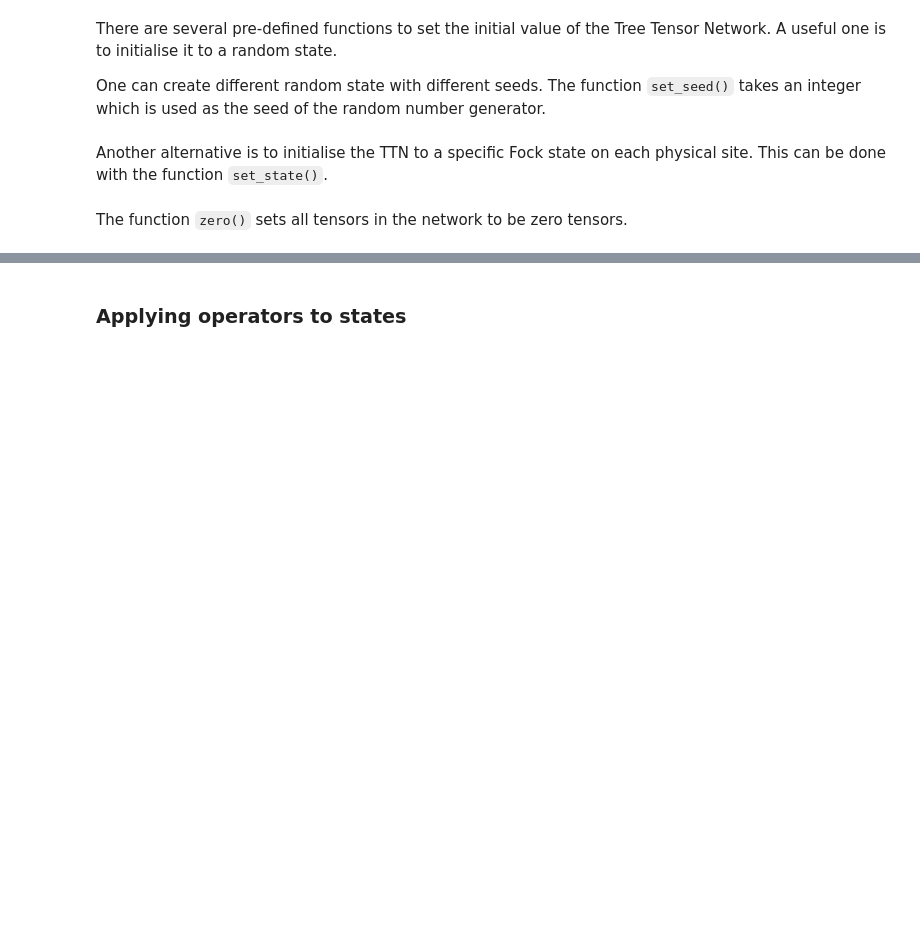
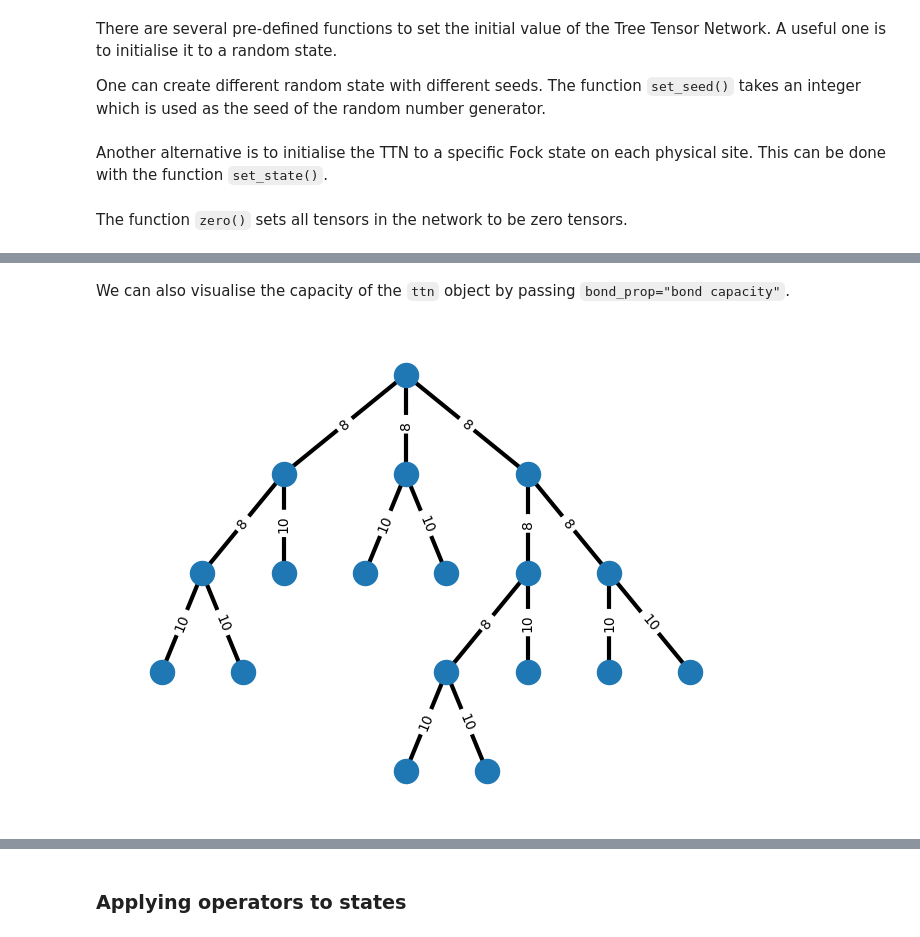
Before and after one commit to llindoy/pyttn, a Jupyter notebook: tutorials/ttn_operations.ipynb, the cells around one changed output, grey strips where cells are left out. Drawn from its saved outputs; the diff is of its cells as text; code cells hidden in the pictures; blank space fills up the shorter version.

```diff
--- a/tutorials/ttn_operations.ipynb
+++ b/tutorials/ttn_operations.ipynb
@@ -92,0 +157,7 @@ A.zero()
+# %% [markdown]
+We can also visualise the capacity of the `ttn` object by passing `bond_prop="bond capacity"`.
+# %%
+visualise_tree(A, bond_prop="bond capacity", label_all_bonds=True, colourmap=None)
+plt.show()
+# %% [output]
+[figure, added]
```
Also changed, not shown: parts of 35 cells of this notebook, 23 other files.
